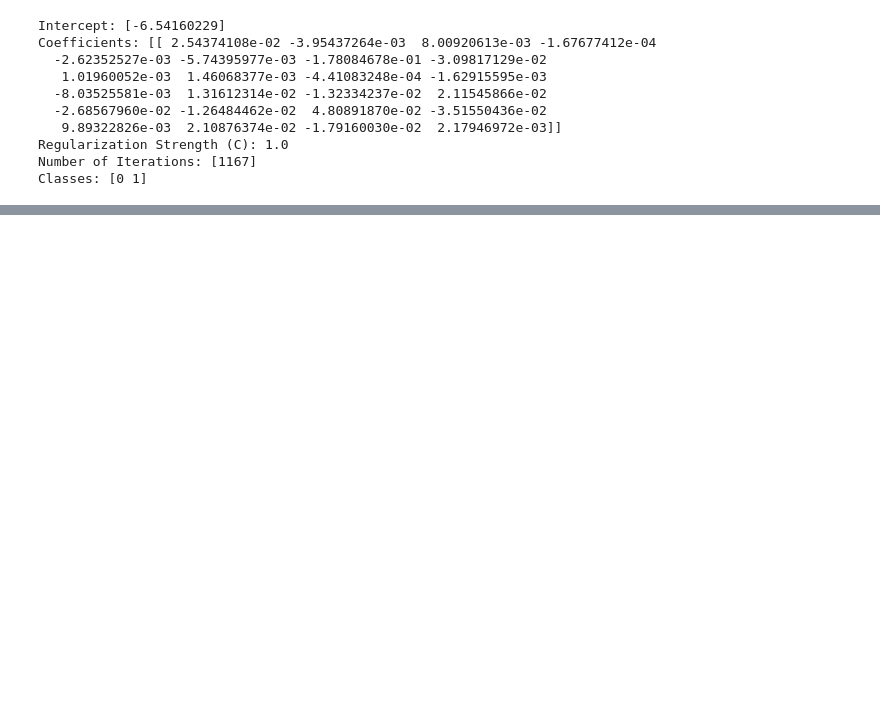
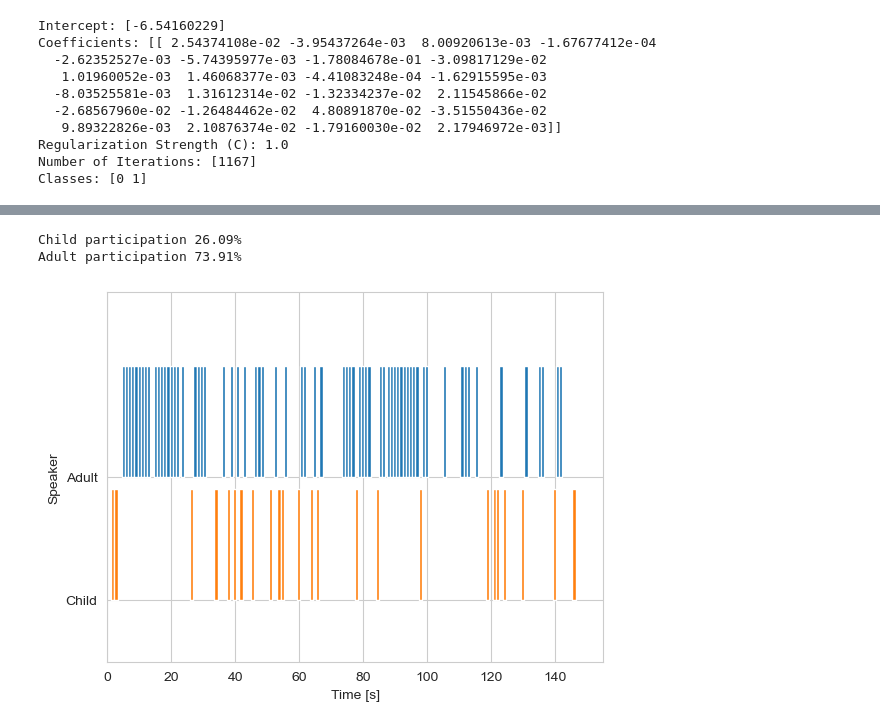
Before and after one commit to jordanbarriap/EMBRACE-data-analysis, a Jupyter notebook: audio_classification_models.ipynb, the cells around one changed output, grey strips where cells are left out. Saved outputs shown, nothing was run; the diff lists cells and outputs as text; code cells hidden in the pictures; blank space fills up the shorter version.

```diff
--- a/audio_classification_models.ipynb
+++ b/audio_classification_models.ipynb
@@ -982,8 +1100,8 @@ Total custom-size segments: 125
 # %%
 #use the test data to predict the labels
 
-print(current_test_df.shape[0])
-current_test_df=current_test_df.dropna()
+print(current_test_df[0:5])
+current_test_df=current_test_df.dropna().reset_index(drop=True)
 
 current_test_df = add_pitch_summary_stats(current_test_df,50,550)
 #print(current_test_df)
@@ -991,11 +1109,17 @@ current_test_df = add_pitch_summary_stats(current_test_df,50,550)
 #only MFCC coefficients + pitch summary stats
 X_mfcc_summary_pitch_test = current_test_df[["Pitch_mean","Pitch_sd","Pitch_median","Pitch_mode","Pitch_q1","Pitch_q3","Pitch_skewness","Pitch_kurtosis","Pitch_max","Pitch_min","Pitch_range","MFCC_1","MFCC_2","MFCC_3","MFCC_4","MFCC_5","MFCC_6","MFCC_7","MFCC_8","MFCC_9","MFCC_10","MFCC_11","MFCC_12","MFCC_13"]]
 
-print(X_mfcc_summary_pitch_test)
+#print(X_mfcc_summary_pitch_test)
 #print(current_test_df.columns)
 
 predictions = all_data_lr.predict(X_mfcc_summary_pitch_test)
-print(predictions)
-print(sum(predictions))
-print(X_mfcc_summary_pitch_test.shape[0])
+#print(predictions)
+#print(sum(predictions))
+
+predictions_as_df = pd.DataFrame(predictions)
+predictions_as_df.rename(columns={0:'prediction'},inplace=True)
+
+#Concatenate start end from the audio and the predicted label to make manual inspection
+df_check_prediction_values = pd.concat([current_test_df[["start","end"]],predictions_as_df],axis=1)
+print(df_check_prediction_values[70:80])
 # %% [output]
@@ -1095,0 +1193,7 @@ gnt.broken_barh(timespan_data_adult, (15, 9),
+# %%
+
+analyze_predicted_labels_audio(test_filename,current_test_df,predictions)
+# %% [output]
+Child participation 26.09%
+Adult participation 73.91%
+[figure, added]
```
Also changed, not shown: parts of 16 cells of this notebook, 5 other files.
